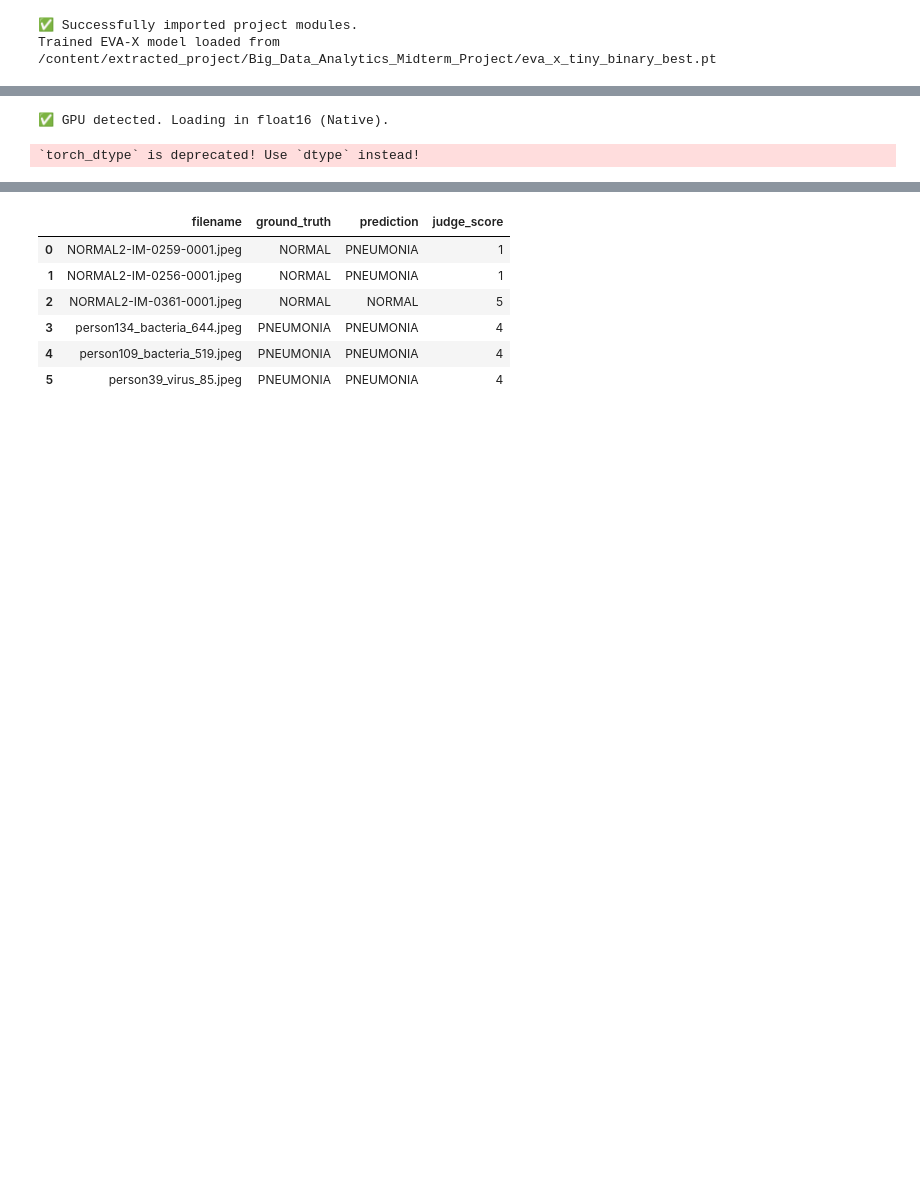
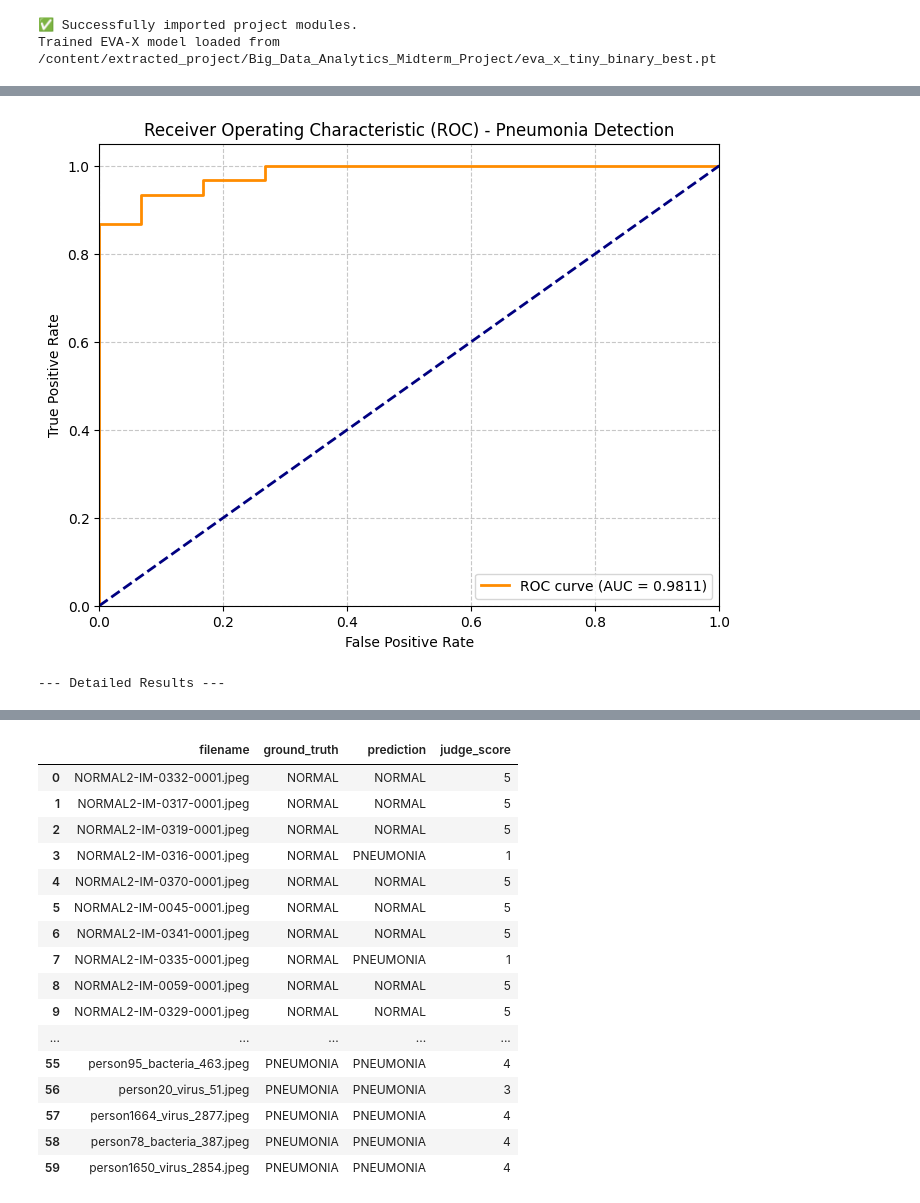
Before and after one commit to rithika-d/Big_Data_Analytics_Midterm_Project, a Jupyter notebook: Radiology_Assistant_Evaluation.ipynb, the cells around one changed output, grey strips where cells are left out. Cells and saved outputs as stored; diff of their text form; code cells hidden in the pictures; blank space fills up the shorter version.

Commit message:
Update evaluation pipeline
-Use more test cases
-Calculate more detailed metrics
-Generate ROC curve

```diff
--- a/Radiology_Assistant_Evaluation.ipynb
+++ b/Radiology_Assistant_Evaluation.ipynb
@@ -147,7 +149,7 @@ if not test_img_path.exists():
     for cat in ["NORMAL", "PNEUMONIA"]:
         dest = test_img_path / cat.lower(); dest.mkdir(parents=True, exist_ok=True)
         imgs = list(Path("/content/temp_kaggle/chest_xray/test").joinpath(cat).glob("*.jpeg"))
-        for i in random.sample(imgs, 3): shutil.copy(i, dest / i.name)
+        for i in random.sample(imgs, 30): shutil.copy(i, dest / i.name)
     shutil.rmtree("/content/temp_kaggle")
 print("Test images ready at /content/eval_test_images")
 # %% [output]
@@ -157,7 +271,9 @@ Test images ready at /content/eval_test_images
 from PIL import Image
 import torch
 import pandas as pd
-from sklearn.metrics import accuracy_score, precision_recall_fscore_support, confusion_matrix
+import matplotlib.pyplot as plt
+from sklearn.metrics import accuracy_score, precision_recall_fscore_support, confusion_matrix, roc_curve, auc
+import evaluate
 
 # Ensure judge is initialized (Restart session if CUDA error persists)
 try:
@@ -165,6 +281,14 @@ try:
         judge = MedGemmaJudge()
 except Exception as e:
     print(f"Could not initialize judge: {e}")
+
+# Load NLP Metrics
+try:
+    rouge_metric = evaluate.load('rouge')
+    bleu_metric = evaluate.load('bleu')
+except Exception as e:
+    print(f"Could not load NLP metrics: {e}")
+    rouge_metric, bleu_metric = None, None
 
 # Configuration
 CONFIDENCE_THRESHOLD = 0.5
@@ -178,6 +302,12 @@ for i, path in enumerate(test_files):
         img = Image.open(path).convert("RGB")
         ground_truth_label = path.parent.name.upper() # NORMAL or PNEUMONIA
         q = "Are there signs of pneumonia?"
+
+        # Synthesize a reference answer for BLEU/ROUGE based on GT
+        if ground_truth_label == "PNEUMONIA":
+            reference_answer = "Yes, there are signs of pneumonia."
+        else:
+            reference_answer = "No, there are no signs of pneumonia."
 
         # --- Stage 1: Classification ---
         payload, prob = infer_from_pil(bundle, img, threshold=CONFIDENCE_THRESHOLD)
@@ -208,6 +338,7 @@ for i, path in enumerate(test_files):
             "prediction": prediction_label,
             "probability": prob,
             "assistant_answer": answer,
+            "reference_answer": reference_answer,
             "judge_feedback": feedback,
             "judge_score": score
         })
@@ -229,6 +360,7 @@ if results:
     # Binary Metrics
     y_true = df['ground_truth']
     y_pred = df['prediction']
+    y_prob = df['probability']
 
     acc = accuracy_score(y_true, y_pred)
     prec, rec, f1, _ = precision_recall_fscore_support(y_true, y_pred, average='binary', pos_label='PNEUMONIA')
@@ -242,6 +374,37 @@ if results:
     print(f"Recall:        {rec:.4f}")
     print(f"F1 Score:      {f1:.4f}")
 
+    # ROC Curve Generation
+    y_true_binary = (y_true == 'PNEUMONIA').astype(int)
+    fpr, tpr, thresholds = roc_curve(y_true_binary, y_prob)
+    roc_auc = auc(fpr, tpr)
+
+    plt.figure(figsize=(8, 6))
+    plt.plot(fpr, tpr, color='darkorange', lw=2, label=f'ROC curve (AUC = {roc_auc:.4f})')
+    plt.plot([0, 1], [0, 1], color='navy', lw=2, linestyle='--')
+    plt.xlim([0.0, 1.0])
+    plt.ylim([0.0, 1.05])
+    plt.xlabel('False Positive Rate')
+    plt.ylabel('True Positive Rate')
+    plt.title('Receiver Operating Characteristic (ROC) - Pneumonia Detection')
+    plt.legend(loc="lower right")
+    plt.grid(True, linestyle='--', alpha=0.7)
+    plt.show()
+
+    # NLP Metrics Calculation
+    if rouge_metric and bleu_metric:
+        preds = df['assistant_answer'].tolist()
+        refs = df['reference_answer'].tolist()
+        bleu_refs = [[r] for r in refs] # Bleu expects list of lists for references
+
+        rouge_scores = rouge_metric.compute(predictions=preds, references=refs)
+        bleu_scores = bleu_metric.compute(predictions=preds, references=bleu_refs)
+
+        print("\n--- NLP Metrics (Synthesized References) ---")
+        print(f"ROUGE-1:       {rouge_scores['rouge1']:.4f}")
+        print(f"ROUGE-L:       {rouge_scores['rougeL']:.4f}")
+        print(f"BLEU:          {bleu_scores['bleu']:.4f}")
+
     print("\n--- Detailed Results ---")
     display(df[['filename', 'ground_truth', 'prediction', 'judge_score']])
 else:
@@ -251,2 +430,2 @@ Loading google/gemma-2-2b-it...
+[figure, added]
-✅ GPU detected. Loading in float16 (Native).
+--- Detailed Results ---
-`torch_dtype` is deprecated! Use `dtype` instead!
@@ -270,7 +432,17 @@ F1 Score:      0.7500
 |  | filename | ground_truth | prediction | judge_score |
-| 0 | NORMAL2-IM-0259-0001.jpeg | NORMAL | PNEUMONIA | 1 |
-| 1 | NORMAL2-IM-0256-0001.jpeg | NORMAL | PNEUMONIA | 1 |
-| 2 | NORMAL2-IM-0361-0001.jpeg | NORMAL | NORMAL | 5 |
-| 3 | person134_bacteria_644.jpeg | PNEUMONIA | PNEUMONIA | 4 |
-| 4 | person109_bacteria_519.jpeg | PNEUMONIA | PNEUMONIA | 4 |
-| 5 | person39_virus_85.jpeg | PNEUMONIA | PNEUMONIA | 4 |
+| 0 | NORMAL2-IM-0332-0001.jpeg | NORMAL | NORMAL | 5 |
+| 1 | NORMAL2-IM-0317-0001.jpeg | NORMAL | NORMAL | 5 |
+| 2 | NORMAL2-IM-0319-0001.jpeg | NORMAL | NORMAL | 5 |
+| 3 | NORMAL2-IM-0316-0001.jpeg | NORMAL | PNEUMONIA | 1 |
+| 4 | NORMAL2-IM-0370-0001.jpeg | NORMAL | NORMAL | 5 |
+| 5 | NORMAL2-IM-0045-0001.jpeg | NORMAL | NORMAL | 5 |
+| 6 | NORMAL2-IM-0341-0001.jpeg | NORMAL | NORMAL | 5 |
+| 7 | NORMAL2-IM-0335-0001.jpeg | NORMAL | PNEUMONIA | 1 |
+| 8 | NORMAL2-IM-0059-0001.jpeg | NORMAL | NORMAL | 5 |
+| 9 | NORMAL2-IM-0329-0001.jpeg | NORMAL | NORMAL | 5 |
+| ... | ... | ... | ... | ... |
+| 55 | person95_bacteria_463.jpeg | PNEUMONIA | PNEUMONIA | 4 |
+| 56 | person20_virus_51.jpeg | PNEUMONIA | PNEUMONIA | 3 |
+| 57 | person1664_virus_2877.jpeg | PNEUMONIA | PNEUMONIA | 4 |
+| 58 | person78_bacteria_387.jpeg | PNEUMONIA | PNEUMONIA | 4 |
+| 59 | person1650_virus_2854.jpeg | PNEUMONIA | PNEUMONIA | 4 |
```
Also changed, not shown: parts of 4 cells of this notebook.
